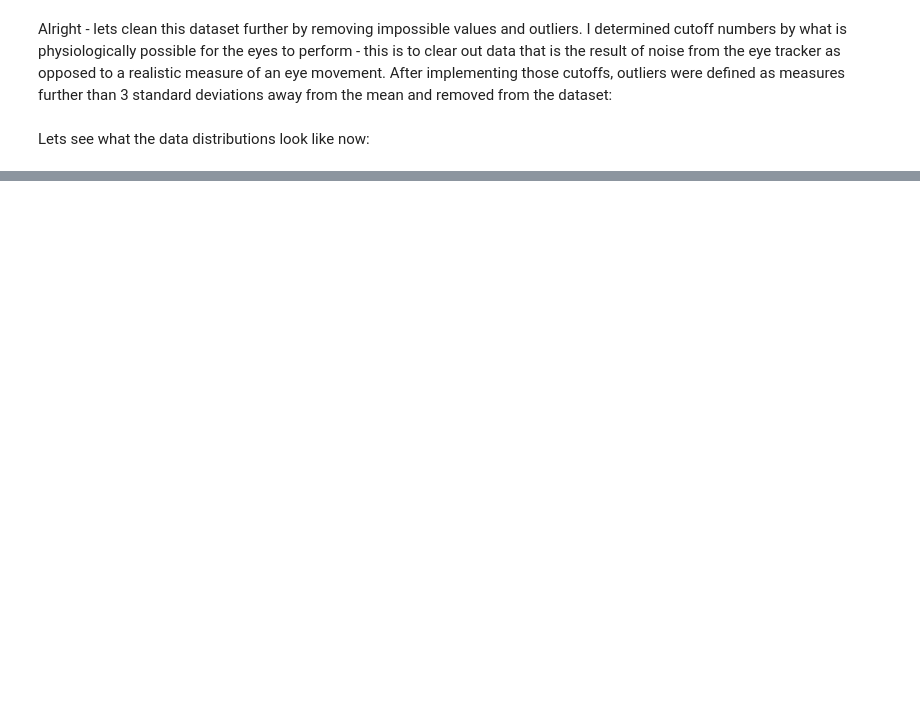
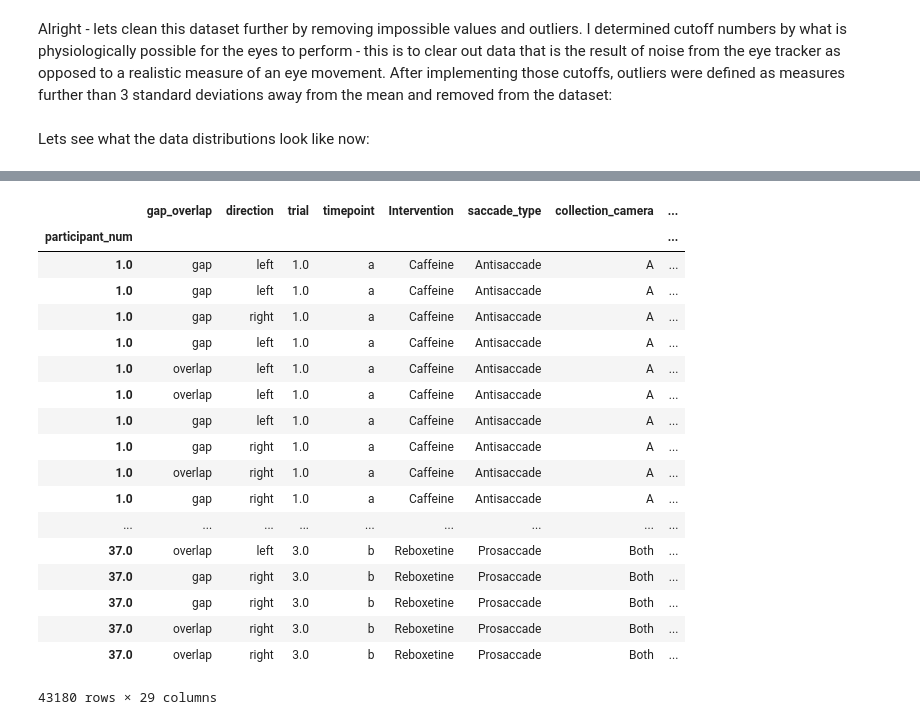
Before and after one commit to charlieconnell/Projects, a Jupyter notebook: saccades_munging&eda.ipynb, the cells around one changed output, grey strips where cells are left out. Cells and saved outputs as stored; diff of their text form; code cells hidden in the pictures; blank space fills up the shorter version.

```diff
--- a/saccades_munging&eda.ipynb
+++ b/saccades_munging&eda.ipynb
@@ -616,0 +628,31 @@ saccades_clean.to_csv(export)
+# %%
+# file path to the data
+file_path_characteristics = '/Users/Charlie/Desktop/pcharacteristics.csv'
+
+# import participant characteristics file into dataframe
+characteristics_df = pd.read_csv(file_path_characteristics, index_col='participant_num')
+
+# join the characteristics data to the saccades data
+saccades_charac_df = saccades_clean.join(characteristics_df, how='left', sort=True)
+# %%
+saccades_charac_df
+# %% [output]
+|  | gap_overlap | direction | trial | timepoint | Intervention | saccade_type | collection_camera | ... |
+| participant_num |  |  |  |  |  |  |  | ... |
+| 1.0 | gap | left | 1.0 | a | Caffeine | Antisaccade | A | ... |
+| 1.0 | gap | left | 1.0 | a | Caffeine | Antisaccade | A | ... |
+| 1.0 | gap | right | 1.0 | a | Caffeine | Antisaccade | A | ... |
+| 1.0 | gap | left | 1.0 | a | Caffeine | Antisaccade | A | ... |
+| 1.0 | overlap | left | 1.0 | a | Caffeine | Antisaccade | A | ... |
+| 1.0 | overlap | left | 1.0 | a | Caffeine | Antisaccade | A | ... |
+| 1.0 | gap | left | 1.0 | a | Caffeine | Antisaccade | A | ... |
+| 1.0 | gap | right | 1.0 | a | Caffeine | Antisaccade | A | ... |
+| 1.0 | overlap | right | 1.0 | a | Caffeine | Antisaccade | A | ... |
+| 1.0 | gap | right | 1.0 | a | Caffeine | Antisaccade | A | ... |
+| ... | ... | ... | ... | ... | ... | ... | ... | ... |
+| 37.0 | overlap | left | 3.0 | b | Reboxetine | Prosaccade | Both | ... |
+| 37.0 | gap | right | 3.0 | b | Reboxetine | Prosaccade | Both | ... |
+| 37.0 | gap | right | 3.0 | b | Reboxetine | Prosaccade | Both | ... |
+| 37.0 | overlap | right | 3.0 | b | Reboxetine | Prosaccade | Both | ... |
+| 37.0 | overlap | right | 3.0 | b | Reboxetine | Prosaccade | Both | ... |
+43180 rows × 29 columns
```
Also changed, not shown: parts of 16 cells of this notebook.
